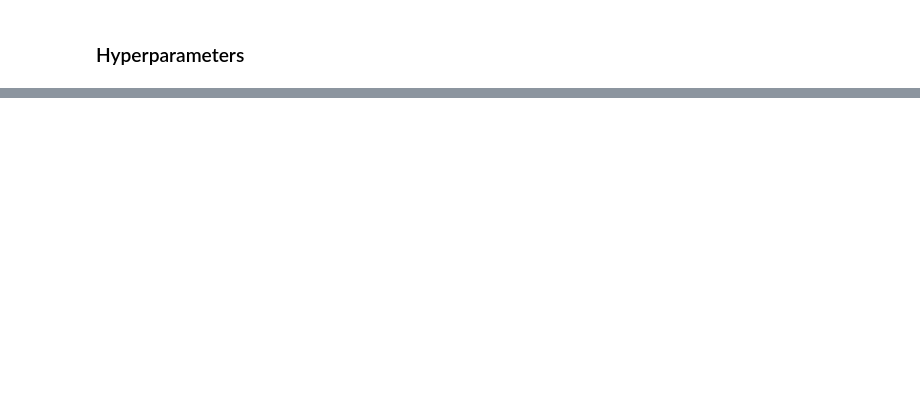
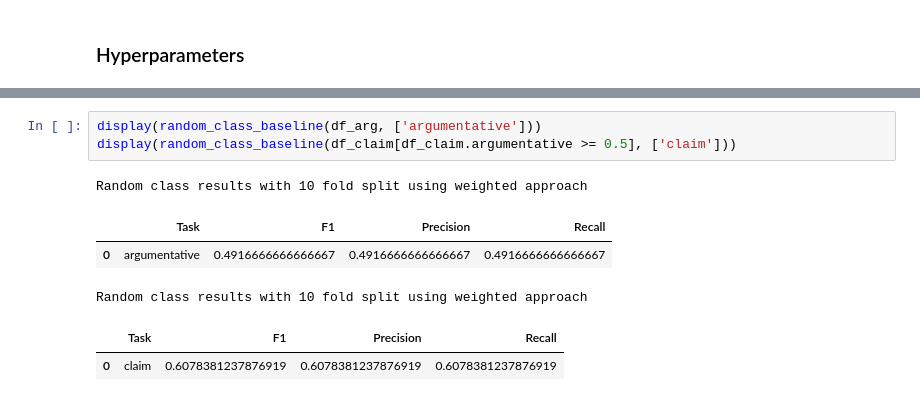
Before and after one commit to danielhers/sustainable-diet-arguments-twitter, a Jupyter notebook: Baseline.ipynb, the cells around one changed output, grey strips where cells are left out. Cells and saved outputs as stored; diff of their text form; blank space fills up the shorter version.

```diff
--- a/Baseline.ipynb
+++ b/Baseline.ipynb
@@ -47 +59,11 @@ Random class results with 10 fold split using weighted approach
+# %%
+display(random_class_baseline(df_arg, ['argumentative']))
+display(random_class_baseline(df_claim[df_claim.argumentative >= 0.5], ['claim']))
+# %% [output]
+Random class results with 10 fold split using weighted approach
+|  | Task | F1 | Precision | Recall |
+| 0 | argumentative | 0.4916666666666667 | 0.4916666666666667 | 0.4916666666666667 |
+Random class results with 10 fold split using weighted approach
+|  | Task | F1 | Precision | Recall |
+| 0 | claim | 0.6078381237876919 | 0.6078381237876919 | 0.6078381237876919 |
 # %%
```
Also changed, not shown: parts of 15 cells of this notebook, 16 other files.
